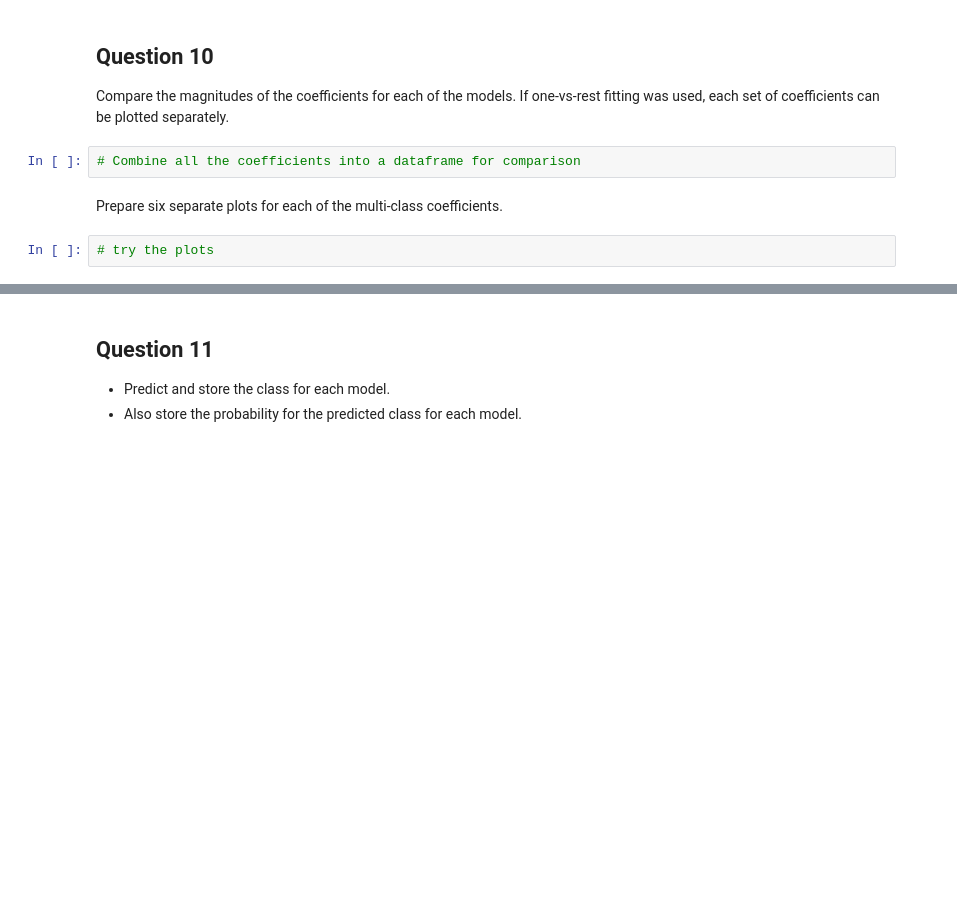
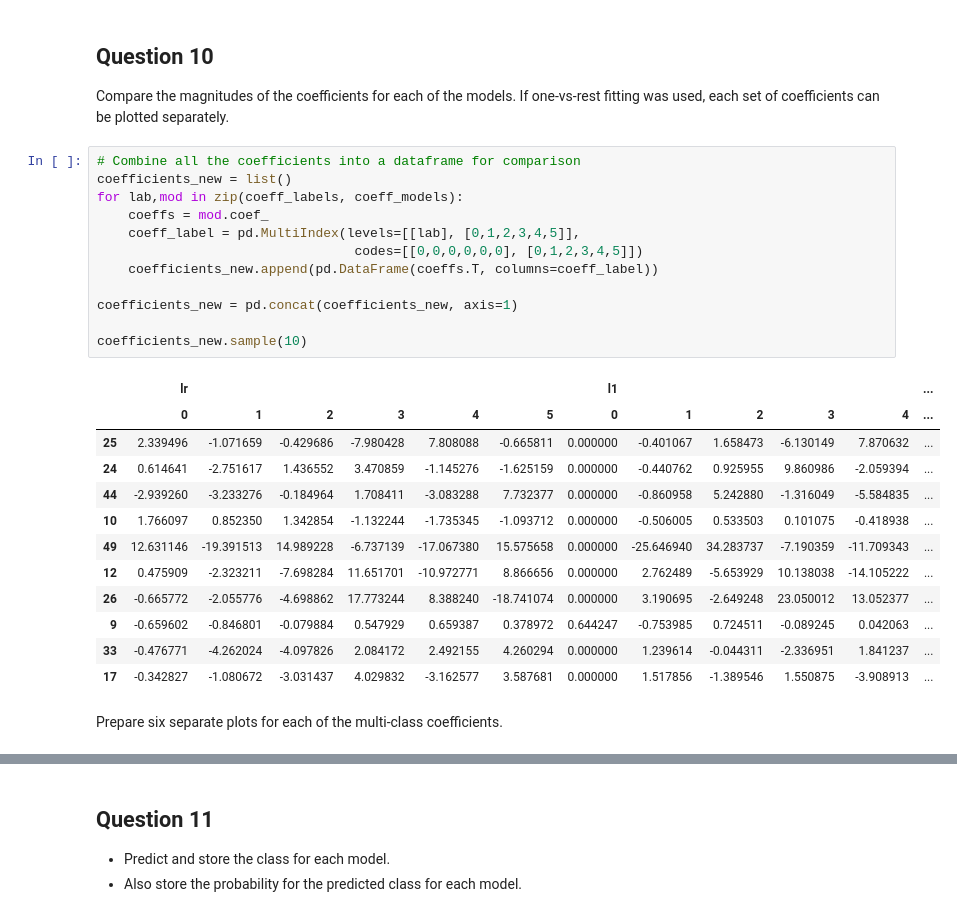
Before and after one commit to anambrito/IC-Inteligencia-Computacional, a Jupyter notebook: Regularização BiasVariância Métrica de Erro/Regressao_Logistica_V2_ava.ipynb, the cells around one changed output, grey strips where cells are left out. Drawn from its saved outputs; the diff is of its cells as text; blank space fills up the shorter version.

```diff
--- a/Regularização BiasVariância Métrica de Erro/Regressao_Logistica_V2_ava.ipynb
+++ b/Regularização BiasVariância Métrica de Erro/Regressao_Logistica_V2_ava.ipynb
@@ -325,9 +453,30 @@ print(X_test.shape)
 ## Question 10
 
 Compare the magnitudes of the coefficients for each of the models. If one-vs-rest fitting was used, each set of coefficients can be plotted separately.
-# %%
-# Combine all the coefficients into a dataframe for comparison
+# %%
+# Combine all the coefficients into a dataframe for comparison
+coefficients_new = list()
+for lab,mod in zip(coeff_labels, coeff_models):
+    coeffs = mod.coef_
+    coeff_label = pd.MultiIndex(levels=[[lab], [0,1,2,3,4,5]],
+                                 codes=[[0,0,0,0,0,0], [0,1,2,3,4,5]])
+    coefficients_new.append(pd.DataFrame(coeffs.T, columns=coeff_label))
+
+coefficients_new = pd.concat(coefficients_new, axis=1)
+
+coefficients_new.sample(10)
+# %% [output]
+|  | lr |  |  |  |  |  | l1 |  |  |  |  | ... |
+|  | 0 | 1 | 2 | 3 | 4 | 5 | 0 | 1 | 2 | 3 | 4 | ... |
+| 25 | 2.339496 | -1.071659 | -0.429686 | -7.980428 | 7.808088 | -0.665811 | 0.000000 | -0.401067 | 1.658473 | -6.130149 | 7.870632 | ... |
+| 24 | 0.614641 | -2.751617 | 1.436552 | 3.470859 | -1.145276 | -1.625159 | 0.000000 | -0.440762 | 0.925955 | 9.860986 | -2.059394 | ... |
+| 44 | -2.939260 | -3.233276 | -0.184964 | 1.708411 | -3.083288 | 7.732377 | 0.000000 | -0.860958 | 5.242880 | -1.316049 | -5.584835 | ... |
+| 10 | 1.766097 | 0.852350 | 1.342854 | -1.132244 | -1.735345 | -1.093712 | 0.000000 | -0.506005 | 0.533503 | 0.101075 | -0.418938 | ... |
+| 49 | 12.631146 | -19.391513 | 14.989228 | -6.737139 | -17.067380 | 15.575658 | 0.000000 | -25.646940 | 34.283737 | -7.190359 | -11.709343 | ... |
+| 12 | 0.475909 | -2.323211 | -7.698284 | 11.651701 | -10.972771 | 8.866656 | 0.000000 | 2.762489 | -5.653929 | 10.138038 | -14.105222 | ... |
+| 26 | -0.665772 | -2.055776 | -4.698862 | 17.773244 | 8.388240 | -18.741074 | 0.000000 | 3.190695 | -2.649248 | 23.050012 | 13.052377 | ... |
+| 9 | -0.659602 | -0.846801 | -0.079884 | 0.547929 | 0.659387 | 0.378972 | 0.644247 | -0.753985 | 0.724511 | -0.089245 | 0.042063 | ... |
+| 33 | -0.476771 | -4.262024 | -4.097826 | 2.084172 | 2.492155 | 4.260294 | 0.000000 | 1.239614 | -0.044311 | -2.336951 | 1.841237 | ... |
+| 17 | -0.342827 | -1.080672 | -3.031437 | 4.029832 | -3.162577 | 3.587681 | 0.000000 | 1.517856 | -1.389546 | 1.550875 | -3.908913 | ... |
 # %% [markdown]
 Prepare six separate plots for each of the multi-class coefficients.
-# %%
-# try the plots
```
Also changed, not shown: parts of 30 cells of this notebook.
